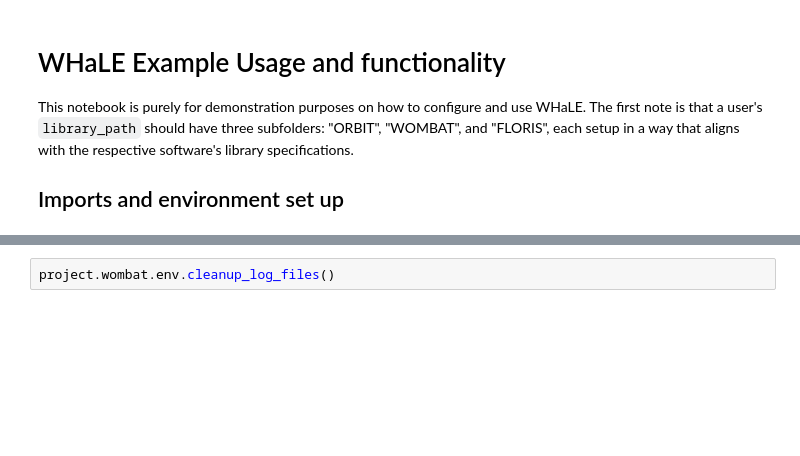
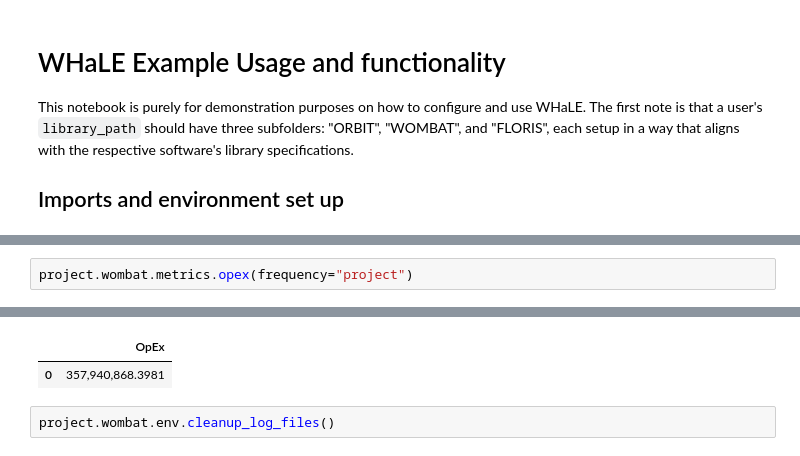
Before and after one commit to dmulash/wombat-upsizing-analysis, a Jupyter notebook: examples/How to Run WHaLe.ipynb, the cells around one changed output, grey strips where cells are left out. Cells and saved outputs as stored; diff of their text form; blank space fills up the shorter version.

```diff
--- a/examples/How to Run WHaLe.ipynb
+++ b/examples/How to Run WHaLe.ipynb
@@ -112,0 +143,3 @@ The default value of numeric_only in DataFrameGroupBy.sum is deprecated. In a fu
+# %%
+project.wombat.metrics.opex(frequency="project")
+# %% [output]
@@ -113,2 +148,4 @@ The default value of numeric_only in DataFrameGroupBy.sum is deprecated. In a fu
+|  | OpEx |
+| 0 | 357,940,868.3981 |
 # %%
 project.wombat.env.cleanup_log_files()
```
Also changed, not shown: parts of 17 cells of this notebook, 3 other files.
